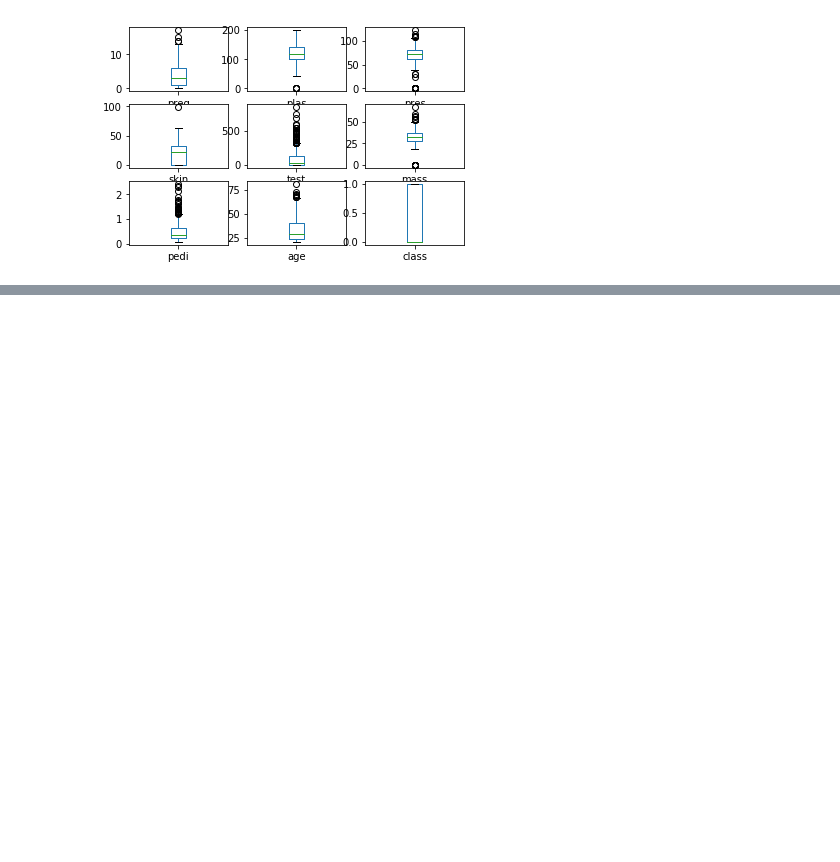
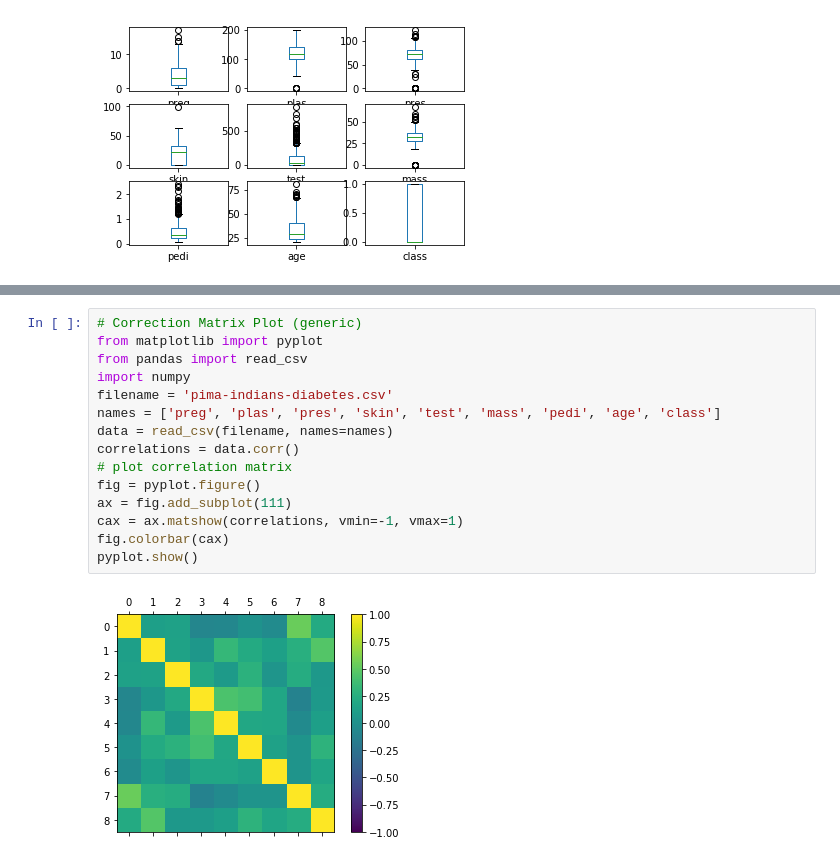
Before and after one commit to athiagarajan/JBLeeFiles, a Jupyter notebook: JBLeeMLPython_Data_Visual.ipynb, the cells around one changed output, grey strips where cells are left out. Drawn from its saved outputs; the diff is of its cells as text; blank space fills up the shorter version.

```diff
--- a/JBLeeMLPython_Data_Visual.ipynb
+++ b/JBLeeMLPython_Data_Visual.ipynb
@@ -35,0 +58,17 @@ pyplot.show()
+# %%
+# Correction Matrix Plot (generic)
+from matplotlib import pyplot
+from pandas import read_csv
+import numpy
+filename = 'pima-indians-diabetes.csv'
+names = ['preg', 'plas', 'pres', 'skin', 'test', 'mass', 'pedi', 'age', 'class']
+data = read_csv(filename, names=names)
+correlations = data.corr()
+# plot correlation matrix
+fig = pyplot.figure()
+ax = fig.add_subplot(111)
+cax = ax.matshow(correlations, vmin=-1, vmax=1)
+fig.colorbar(cax)
+pyplot.show()
+# %% [output]
+[figure, added]
```
Also changed, not shown: parts of 2 cells of this notebook.
